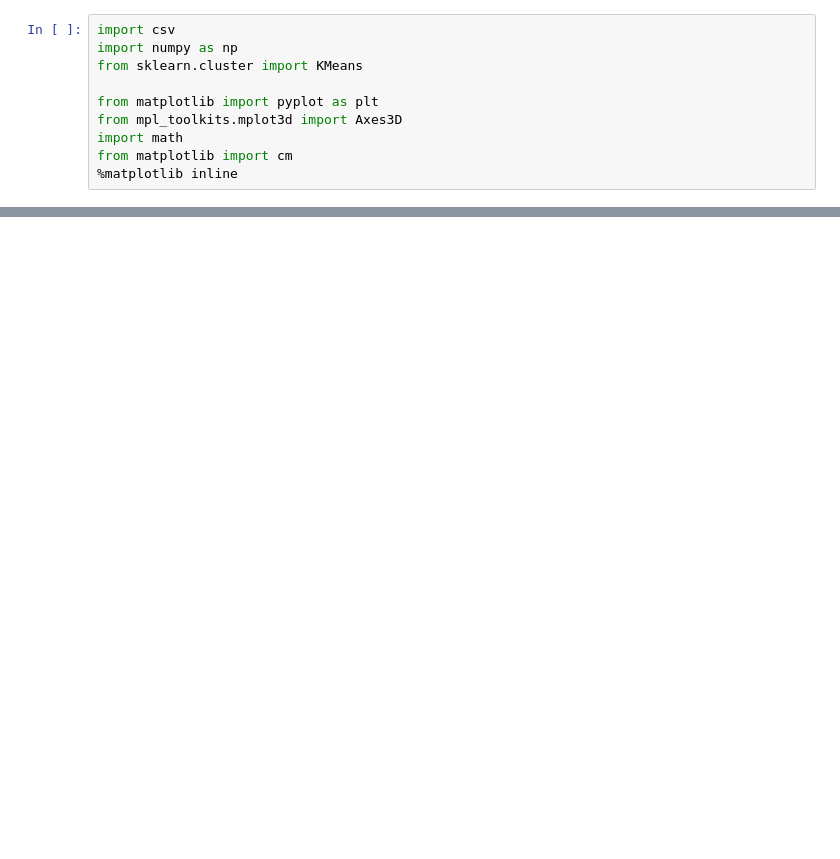
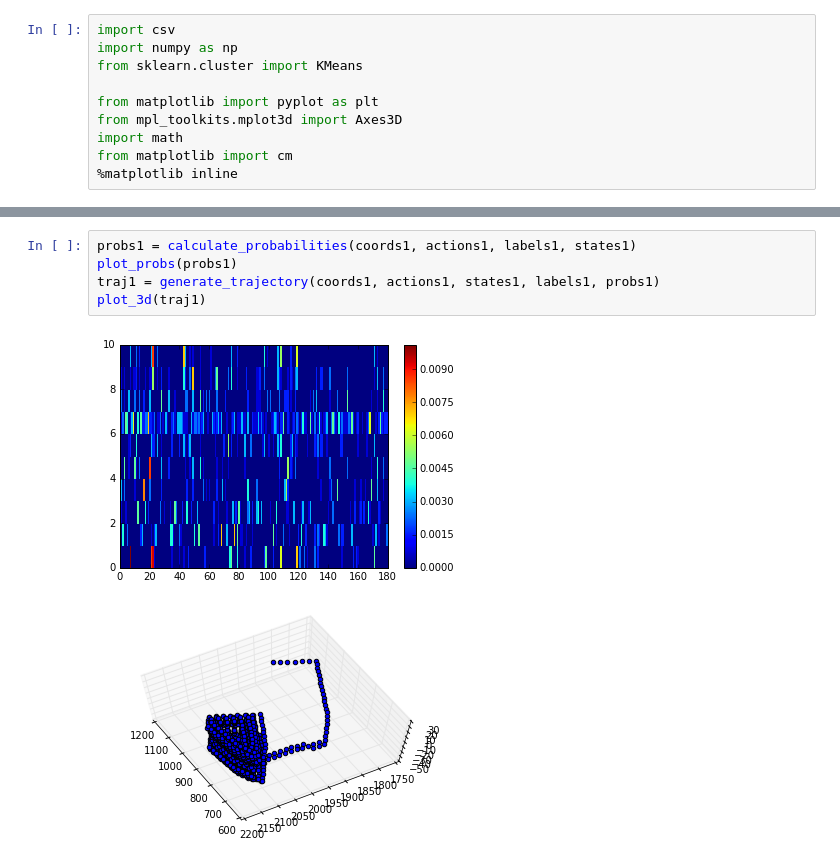
Before and after one commit to liyakun/GameAI, a Jupyter notebook: project03/src/traj.ipynb, the cells around one changed output, grey strips where cells are left out. Drawn from its saved outputs; the diff is of its cells as text; blank space fills up the shorter version.

```diff
--- a/project03/src/traj.ipynb
+++ b/project03/src/traj.ipynb
@@ -176,0 +149,8 @@ plt.show()
+# %%
+probs1 = calculate_probabilities(coords1, actions1, labels1, states1)
+plot_probs(probs1)
+traj1 = generate_trajectory(coords1, actions1, states1, labels1, probs1)
+plot_3d(traj1)
+# %% [output]
+[figure, added]
+[figure, added]
```
Also changed, not shown: parts of 13 cells of this notebook.
